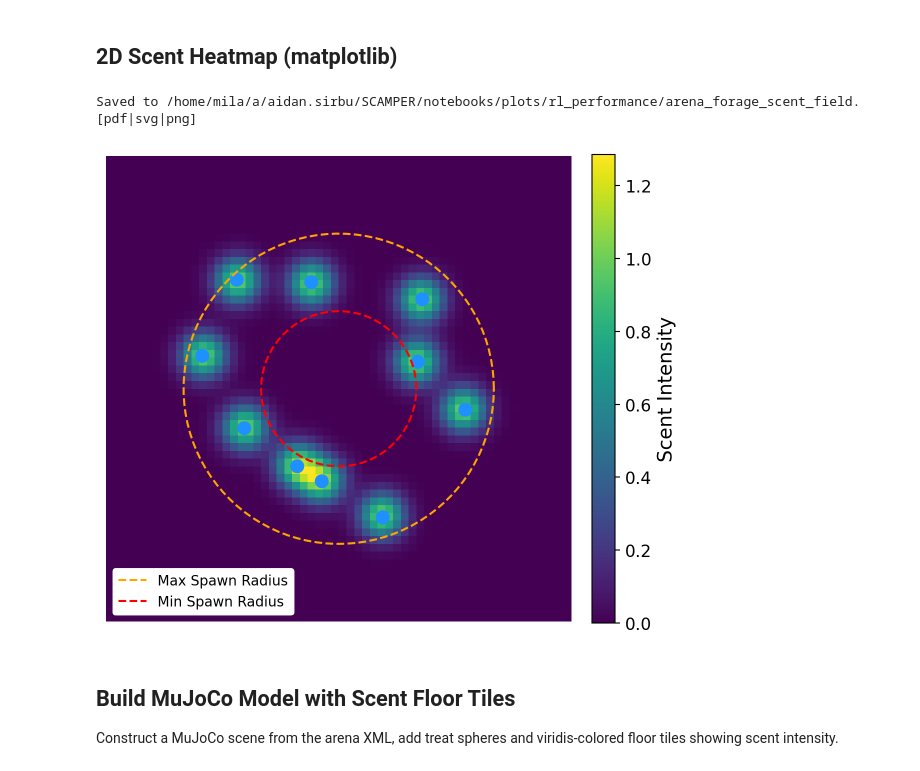
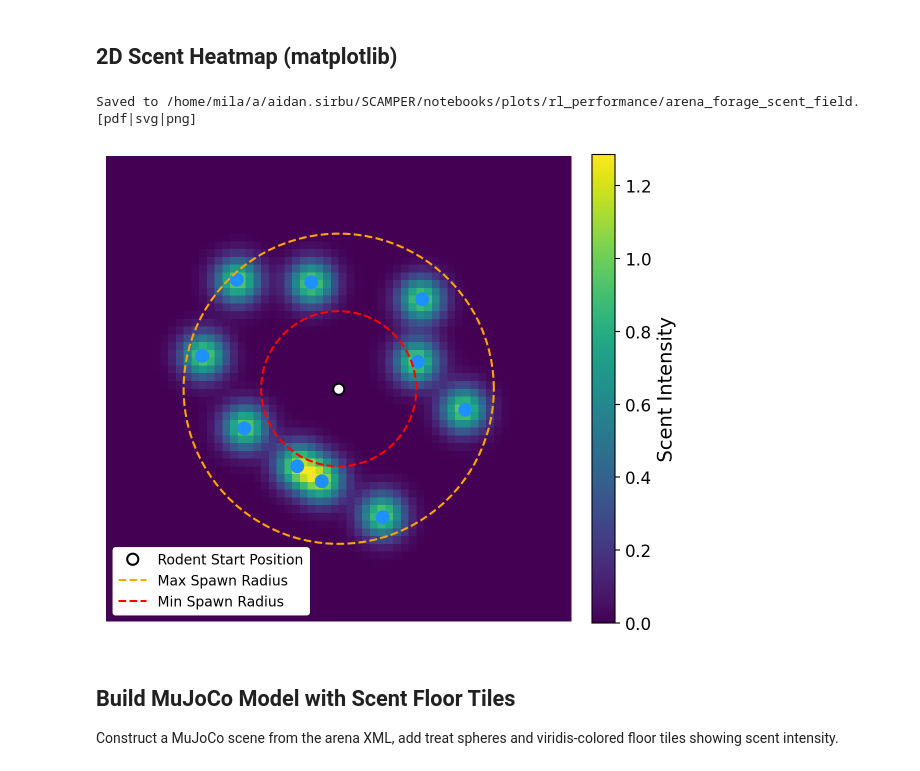
Before and after one commit to asirbu77/SCAMPER, a Jupyter notebook: notebooks/arena_forage_visualization.ipynb, the cells around one changed output. Cells and saved outputs as stored; diff of their text form; code cells hidden in the pictures.

```diff
--- a/notebooks/arena_forage_visualization.ipynb
+++ b/notebooks/arena_forage_visualization.ipynb
@@ -165,6 +165,9 @@ for i in range(NUM_TREATS):
         linestyle="None",
     )
 
+# Rodent start position
+ax.plot(0, 0, "o", color="white", markersize=8, markeredgecolor="black", markeredgewidth=1.5, linestyle="None", label="Rodent Start Position", zorder=5)
+
 # Spawn radius circles
 theta = np.linspace(0, 2 * np.pi, 100)
 ax.plot(
@@ -189,36 +192,36 @@ ax.set_xlim(-extent, extent)
 ax.set_ylim(-extent, extent)
 ax.axis("off")
 
-# Legend for spawn radii
+# Legend
 ax.legend(
     fontsize=10,
     loc="lower left",
     frameon=True,
     facecolor="white",
     edgecolor="white",
     framealpha=1.0,
 )
 
 # Colorbar for scent field
 cbar = fig.colorbar(im, ax=ax, fraction=0.046, pad=0.04)
 cbar.set_label("Scent Intensity", fontsize=14)
 cbar.ax.tick_params(labelsize=12)
 
 plt.tight_layout()
 
 # Save
 save_dir = Path("/home/mila/a/aidan.sirbu/SCAMPER/notebooks/plots/rl_performance")
 save_dir.mkdir(parents=True, exist_ok=True)
 save_name = "arena_forage_scent_field"
 fig.savefig(save_dir / f"{save_name}.pdf", bbox_inches="tight")
 fig.savefig(save_dir / f"{save_name}.svg", bbox_inches="tight")
 fig.savefig(save_dir / f"{save_name}.png", bbox_inches="tight")
 print(f"Saved to {save_dir / save_name}.[pdf|svg|png]")
 
 plt.show()
 # %% [output]
 Saved to /home/mila/a/aidan.sirbu/SCAMPER/notebooks/plots/rl_performance/arena_forage_scent_field.[pdf|svg|png]
-[figure, old version]
+[figure, new version]
 # %% [markdown]
 ## Build MuJoCo Model with Scent Floor Tiles
 
```
Also changed, not shown: 1 other file.
